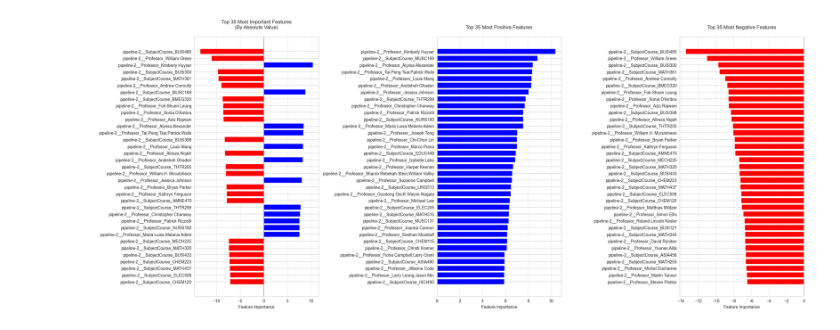
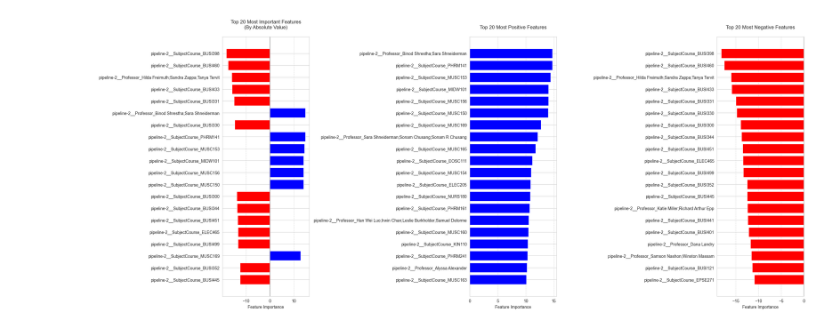
Before and after one commit to adrianlamdev/ubc-analytics, a Jupyter notebook: analysis/notebooks/main.ipynb, the cells around one changed output. Drawn from its saved outputs; the diff is of its cells as text; code cells hidden in the pictures.

```diff
--- a/analysis/notebooks/main.ipynb
+++ b/analysis/notebooks/main.ipynb
@@ -14,15 +13,17 @@ from sklearn.model_selection import TimeSeriesSplit, cross_val_score, Randomized
 from sklearn.linear_model import Ridge
 # %%
-file_path = "../data/ubc-pair-grade-data/tableau-dashboard-v2/UBCV"
+base_path = "../data/ubc-pair-grade-data"
+file_paths = ["tableau-dashboard/UBCV", "tableau-dashboard-v2/UBCV"]
 
 df = pd.DataFrame()
 
-for year_folder in os.listdir(file_path):
-    for file in os.listdir(os.path.join(file_path, year_folder)):
-        if file.endswith(".csv"):
-            df = pd.concat([df, pd.read_csv(os.path.join(file_path, year_folder, file))])
+for file_path in file_paths:
+    for year_folder in os.listdir(os.path.join(base_path, file_path)):
+        for file in os.listdir(os.path.join(base_path, file_path, year_folder)):
+            if file.endswith(".csv"):
+                df = pd.concat([df, pd.read_csv(os.path.join(base_path, file_path, year_folder, file))])
 
-df.to_csv("../data/ubcv_grades_tableau_v2.csv", index=False)
+df.to_csv("../data/ubcv_grades_tableau_all.csv", index=False)
 
 display(df.head())
 # %% [output]
@@ -112,4 +121,7 @@ Text(0.5, 1.0, 'Grade Distribution Across All Courses and Years')
 # %%
+# Drop rows with section as 'OVERALL'
+df = df[df['Section'] != 'OVERALL']
+
 # Feature engineering
 df['SubjectCourse'] = df['Subject'] + df['Course'].astype(str)
 df['CourseLevel'] = df['Course'].astype(str).apply(lambda x: x[0])
@@ -151,7 +163,7 @@ display(df)
 # %%
 # Column types
 ordinal_cols = ['CourseLevel', 'Years_Since_Start', 'Prof_Courses_Taught']
-categorical_cols = ['Campus', 'Session', 'SubjectCourse', 'Professor']
+categorical_cols = ['Campus', 'Session', 'SubjectCourse', 'Professor', "Subject"]
 numeric_cols = ['Year', 'Course_Prev_Avg', 'Course_Historical_Avg']
 drop_cols = ['Reported', 'Section', 'Detail', 'Median',
                 'Percentile (25)', 'Percentile (75)', 'High', 'Low',
@@ -177,7 +189,7 @@ preprocessor = make_column_transformer(
     (numeric_pipeline, numeric_cols),
     (categorical_pipeline, categorical_cols),
     (ordinal_pipeline, ordinal_cols),
-    ("drop", drop_cols)
+    ("drop", drop_cols),
 )
 # %%
 df = df.sort_values('Year')
@@ -245,38 +250,38 @@ display(importances_df.sort_values('Importance', ascending=False).head())
 # %%
 importances_df['Abs_Importance'] = np.abs(importances_df['Importance'])
 
-top_overall = importances_df.sort_values('Abs_Importance', ascending=False).head(35)
-top_positive = importances_df[importances_df['Importance'] > 0].sort_values('Importance', ascending=False).head(35)
-top_negative = importances_df[importances_df['Importance'] < 0].sort_values('Importance').head(35)
+top_overall = importances_df.sort_values('Abs_Importance', ascending=False).head(20)
+top_positive = importances_df[importances_df['Importance'] > 0].sort_values('Importance', ascending=False).head(20)
+top_negative = importances_df[importances_df['Importance'] < 0].sort_values('Importance').head(20)
 
 fig, (ax1, ax2, ax3) = plt.subplots(1, 3, figsize=(24, 10))
 
 # Plot 1: Overall most important
 colors1 = ['red' if x < 0 else 'blue' for x in top_overall['Importance']]
 ax1.barh(top_overall['Feature'], top_overall['Importance'], color=colors1)
-ax1.set_title('Top 35 Most Important Features\n(By Absolute Value)', pad=20)
+ax1.set_title('Top 20 Most Important Features\n(By Absolute Value)', pad=20)
 ax1.set_xlabel('Feature Importance')
 ax1.invert_yaxis()
 ax1.grid(axis='x', linestyle='--', alpha=0.7)
 ax1.axvline(x=0, color='black', linestyle='-', alpha=0.3)
 
 # Plot 2: Top positive features
 ax2.barh(top_positive['Feature'], top_positive['Importance'], color='blue')
-ax2.set_title('Top 35 Most Positive Features', pad=20)
+ax2.set_title('Top 20 Most Positive Features', pad=20)
 ax2.set_xlabel('Feature Importance')
 ax2.invert_yaxis()
 ax2.grid(axis='x', linestyle='--', alpha=0.7)
 ax2.axvline(x=0, color='black', linestyle='-', alpha=0.3)
 
 # Plot 3: Top negative features
 ax3.barh(top_negative['Feature'], top_negative['Importance'], color='red')
-ax3.set_title('Top 35 Most Negative Features', pad=20)
+ax3.set_title('Top 20 Most Negative Features', pad=20)
 ax3.set_xlabel('Feature Importance')
 ax3.invert_yaxis()
 ax3.grid(axis='x', linestyle='--', alpha=0.7)
 ax3.axvline(x=0, color='black', linestyle='-', alpha=0.3)
 
 plt.tight_layout()
 plt.show()
 # %% [output]
-[figure, old version]
+[figure, new version]
```
Also changed, not shown: parts of 17 cells of this notebook, 1 other file.
